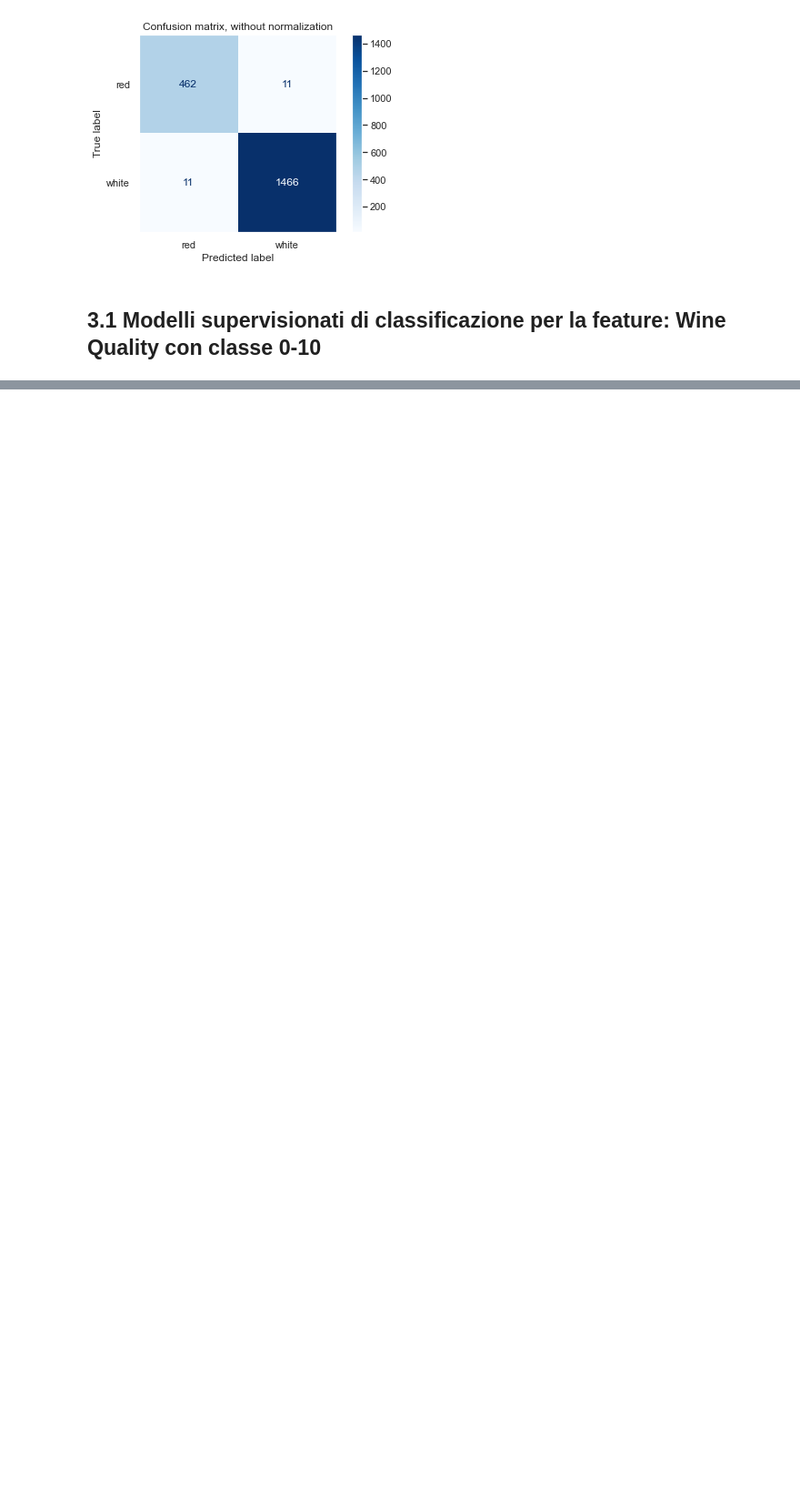
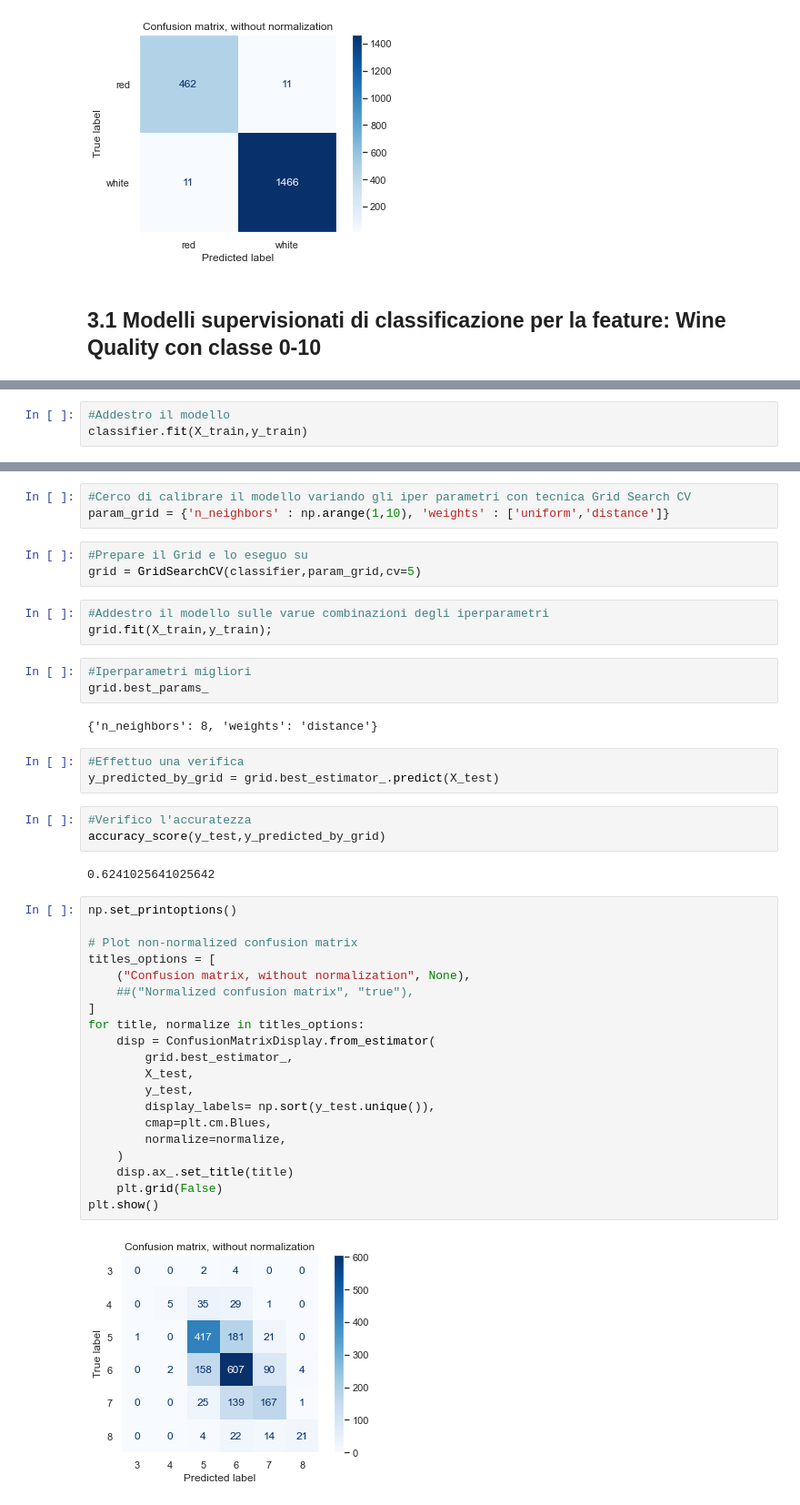
Before and after one commit to enrimon15/datascience-wine-quality, a Jupyter notebook: Wine Analysis-MERGE_IN_PROGRESS.ipynb, the cells around one changed output, grey strips where cells are left out. Shown at 91% size. Saved outputs shown, nothing was run; the diff lists cells and outputs as text; blank space fills up the shorter version.

```diff
--- a/Wine Analysis-MERGE_IN_PROGRESS.ipynb
+++ b/Wine Analysis-MERGE_IN_PROGRESS.ipynb
@@ -1040,0 +1079,3 @@ plt.show()
+# %%
+#Addestro il modello
+classifier.fit(X_train,y_train)
@@ -1040,0 +1116,44 @@ plt.show()
+# %%
+#Cerco di calibrare il modello variando gli iper parametri con tecnica Grid Search CV
+param_grid = {'n_neighbors' : np.arange(1,10), 'weights' : ['uniform','distance']}
+# %%
+#Prepare il Grid e lo eseguo su
+grid = GridSearchCV(classifier,param_grid,cv=5)
+# %%
+#Addestro il modello sulle varue combinazioni degli iperparametri
+grid.fit(X_train,y_train);
+# %%
+#Iperparametri migliori
+grid.best_params_
+# %% [output]
+{'n_neighbors': 8, 'weights': 'distance'}
+# %%
+#Effettuo una verifica
+y_predicted_by_grid = grid.best_estimator_.predict(X_test)
+# %%
+#Verifico l'accuratezza
+accuracy_score(y_test,y_predicted_by_grid)
+# %% [output]
+0.6241025641025642
+# %%
+np.set_printoptions()
+
+# Plot non-normalized confusion matrix
+titles_options = [
+    ("Confusion matrix, without normalization", None),
+    ##("Normalized confusion matrix", "true"),
+]
+for title, normalize in titles_options:
+    disp = ConfusionMatrixDisplay.from_estimator(
+        grid.best_estimator_,
+        X_test,
+        y_test,
+        display_labels= np.sort(y_test.unique()),
+        cmap=plt.cm.Blues,
+        normalize=normalize,
+    )
+    disp.ax_.set_title(title)
+    plt.grid(False)
+plt.show()
+# %% [output]
+[figure, added]
```
Also changed, not shown: parts of 37 cells of this notebook.
